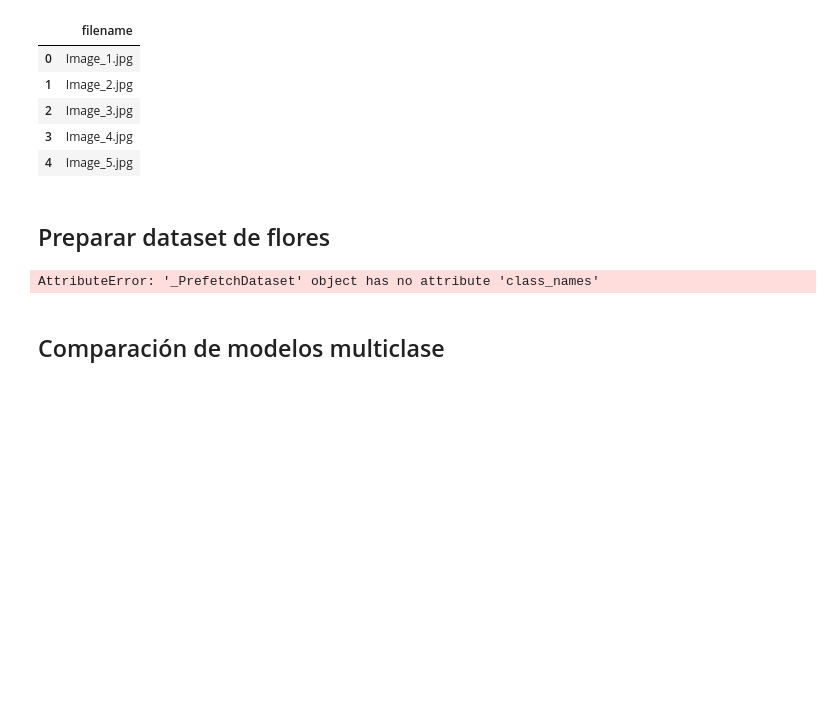
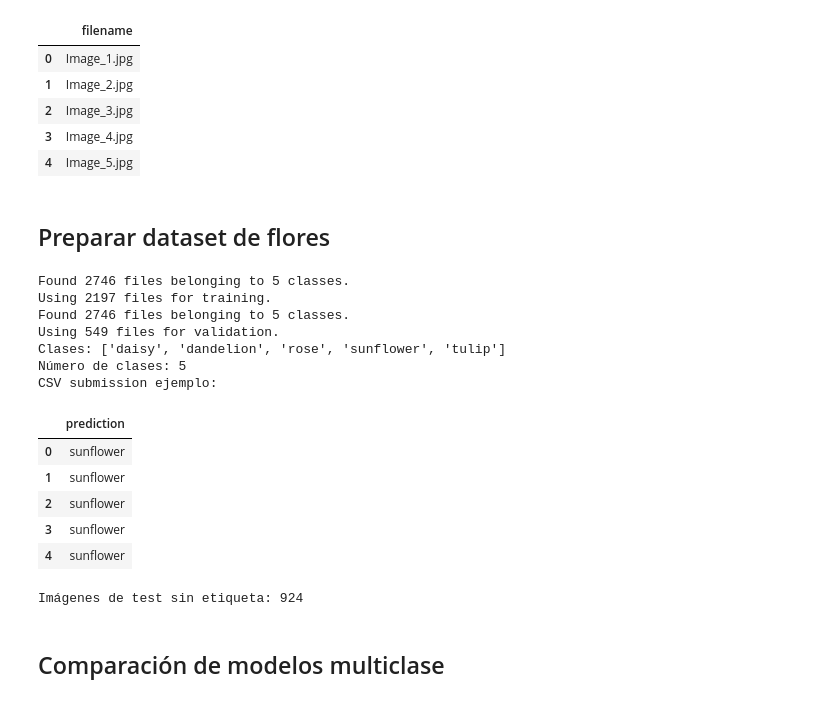
Before and after one commit to HUMartinezC/ia_bigdata_lab, a Jupyter notebook: notebooks/PIA/practica-cnn.ipynb, the cells around one changed output. Drawn from its saved outputs; the diff is of its cells as text; code cells hidden in the pictures; blank space fills up the shorter version.

```diff
--- a/notebooks/PIA/practica-cnn.ipynb
+++ b/notebooks/PIA/practica-cnn.ipynb
@@ -568,52 +568,64 @@ CSV test:
 # %%
 flowers_root = Path(path)
 flowers_train_dir = flowers_root / 'train'
 flowers_test_dir = flowers_root / 'test'
 flowers_test_csv = flowers_root / 'Testing_set_flower.csv'
 flowers_submission_csv = flowers_root / 'sample_submission.csv'
 
 FLOWERS_IMG_SIZE = (224, 224)
 FLOWERS_BATCH_SIZE = 32
 FLOWERS_SEED = 42
 
-if 'flowers_train_ds' not in globals() or 'flowers_val_ds' not in globals():
-    flowers_train_ds = tf.keras.utils.image_dataset_from_directory(
-        flowers_train_dir,
-        validation_split=0.2,
-        subset='training',
-        seed=FLOWERS_SEED,
-        image_size=FLOWERS_IMG_SIZE,
-        batch_size=FLOWERS_BATCH_SIZE,
-        label_mode='int'
-    )
+flowers_train_ds_raw = tf.keras.utils.image_dataset_from_directory(
+    flowers_train_dir,
+    validation_split=0.2,
+    subset='training',
+    seed=FLOWERS_SEED,
+    image_size=FLOWERS_IMG_SIZE,
+    batch_size=FLOWERS_BATCH_SIZE,
+    label_mode='int'
+ )
 
-    flowers_val_ds = tf.keras.utils.image_dataset_from_directory(
-        flowers_train_dir,
-        validation_split=0.2,
-        subset='validation',
-        seed=FLOWERS_SEED,
-        image_size=FLOWERS_IMG_SIZE,
-        batch_size=FLOWERS_BATCH_SIZE,
-        label_mode='int'
-    )
+flowers_val_ds_raw = tf.keras.utils.image_dataset_from_directory(
+    flowers_train_dir,
+    validation_split=0.2,
+    subset='validation',
+    seed=FLOWERS_SEED,
+    image_size=FLOWERS_IMG_SIZE,
+    batch_size=FLOWERS_BATCH_SIZE,
+    label_mode='int'
+ )
 
-flowers_class_names = flowers_train_ds.class_names
+flowers_class_names = flowers_train_ds_raw.class_names
 num_flowers_classes = len(flowers_class_names)
 
 AUTOTUNE = tf.data.AUTOTUNE
-flowers_train_ds = flowers_train_ds.prefetch(AUTOTUNE)
-flowers_val_ds = flowers_val_ds.prefetch(AUTOTUNE)
+flowers_train_ds = flowers_train_ds_raw.prefetch(AUTOTUNE)
+flowers_val_ds = flowers_val_ds_raw.prefetch(AUTOTUNE)
 
 print('Clases:', flowers_class_names)
 print('Número de clases:', num_flowers_classes)
 print('CSV submission ejemplo:')
 display(pd.read_csv(flowers_submission_csv).head())
 
 flowers_test_df = pd.read_csv(flowers_test_csv)
 flowers_test_paths = [str(flowers_test_dir / fname) for fname in flowers_test_df['filename']]
 print('Imágenes de test sin etiqueta:', len(flowers_test_paths))
 # %% [output]
-AttributeError: '_PrefetchDataset' object has no attribute 'class_names'
+Found 2746 files belonging to 5 classes.
+Using 2197 files for training.
+Found 2746 files belonging to 5 classes.
+Using 549 files for validation.
+Clases: ['daisy', 'dandelion', 'rose', 'sunflower', 'tulip']
+Número de clases: 5
+CSV submission ejemplo:
+|  | prediction |
+| 0 | sunflower |
+| 1 | sunflower |
+| 2 | sunflower |
+| 3 | sunflower |
+| 4 | sunflower |
+Imágenes de test sin etiqueta: 924
 # %% [markdown]
 ## Comparación de modelos multiclase
 # %%
```
Also changed, not shown: parts of 4 cells of this notebook.
